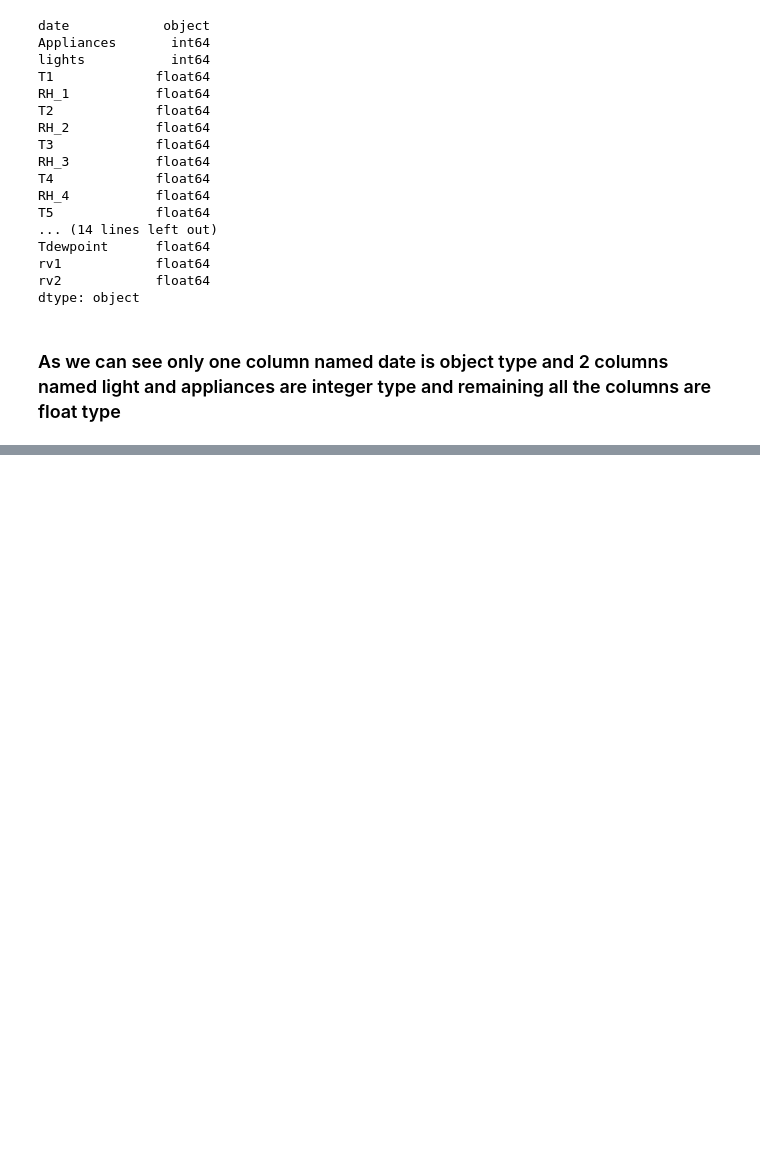
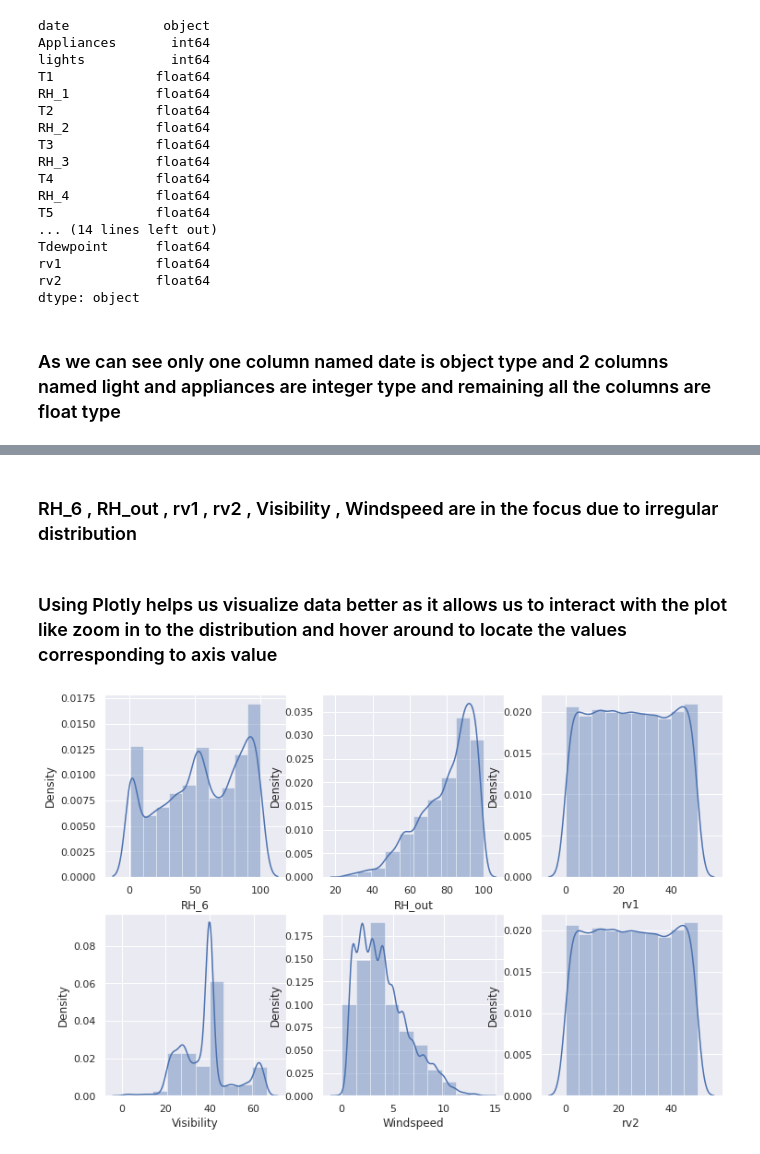
Before and after one commit to navaidansari786/Applliances-Energy-Prediction, a Jupyter notebook: appliances_energy_prediction.ipynb, the cells around one changed output, grey strips where cells are left out. Cells and saved outputs as stored; diff of their text form; code cells hidden in the pictures; blank space fills up the shorter version.

```diff
--- a/appliances_energy_prediction.ipynb
+++ b/appliances_energy_prediction.ipynb
@@ -161,0 +306,15 @@ dtype: object
+# %% [markdown]
+### RH_6 , RH_out , rv1 , rv2 , Visibility , Windspeed are in the focus due to irregular distribution
+# %% [markdown]
+### Using Plotly helps us visualize data better as it allows us to interact with the plot like zoom in to the distribution and hover around to locate the values corresponding to axis value
+# %%
+# focussed displots for RH_6 , RH_out , Visibility , Windspeed due to irregular distribution
+f, ax = plt.subplots(2,3,figsize=(12,8))
+vis1 = sns.distplot(feature_vars["RH_6"],bins=10, ax= ax[0][0])
+vis2 = sns.distplot(feature_vars["RH_out"],bins=10, ax=ax[0][1])
+vis3 = sns.distplot(feature_vars["Visibility"],bins=10, ax=ax[1][0])
+vis4 = sns.distplot(feature_vars["Windspeed"],bins=10, ax=ax[1][1])
+vis5 = sns.distplot(feature_vars["rv1"],bins=10, ax=ax[0][2])
+vis6 = sns.distplot(feature_vars["rv2"],bins=10, ax=ax[1][2])
+# %% [output]
+[figure, added]
```
Also changed, not shown: parts of 23 cells of this notebook.
